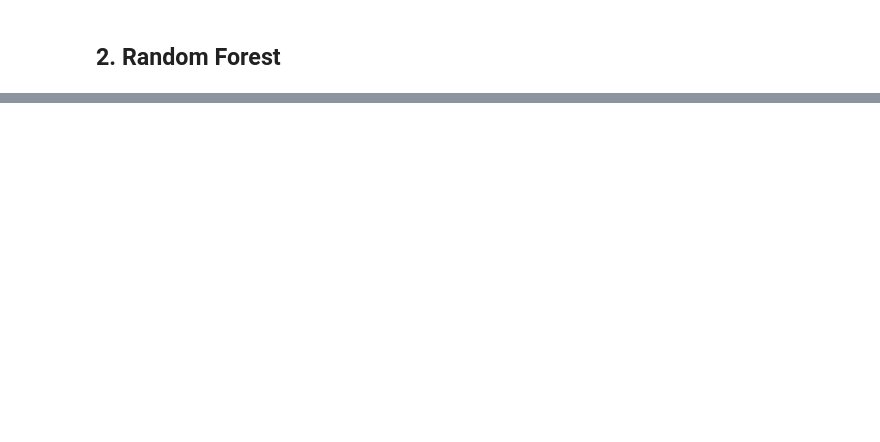
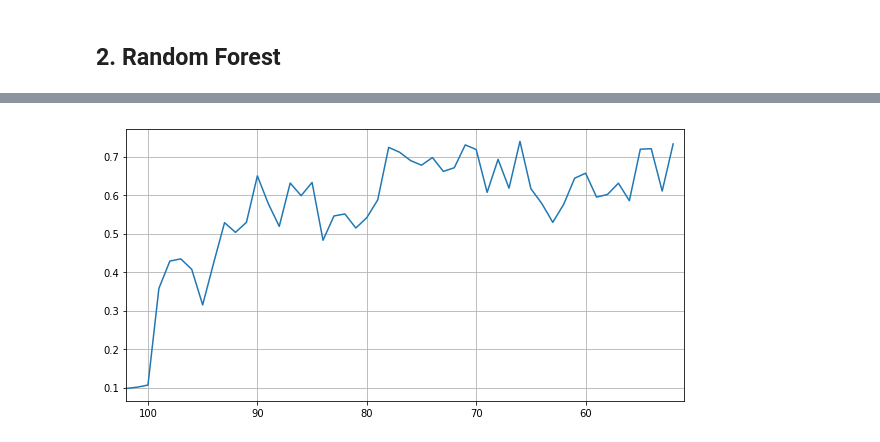
Before and after one commit to danif93/Community-And-Crime-Regression, a Jupyter notebook: kernel.ipynb, the cells around one changed output, grey strips where cells are left out. Saved outputs shown, nothing was run; the diff lists cells and outputs as text; code cells hidden in the pictures; blank space fills up the shorter version.

```diff
--- a/kernel.ipynb
+++ b/kernel.ipynb
@@ -995,0 +1122,3 @@ R^2 score: 0.6531877808500957
+# %%
+nrf = NumericalRandomForest_regressor(100)
+nrf.fit(trainVal_data, trainVal_values, depth=200, minElems_perLeaf=5, verbose=True);
@@ -995,0 +1187,30 @@ R^2 score: 0.6531877808500957
+# %%
+def rfe(estimator, parameters_dict, data, vals, n_features=None, verbose=False):
+    _,d = data.shape
+    nf = n_features if n_features else int(d/2)
+    train_feat = list(range(d))
+    accuracies = []
+
+    tr_data, ts_data, tr_vals, ts_vals = trainTest_split(in_matrix=data, out_vect=vals, train_amount=0.7)
+
+    while d > nf:
+        if verbose:
+            update = round((data.shape[1]-d)*100/(data.shape[1]-nf), 2) # just print completion rate
+            print("\t["+'#'*(int(update/5))+' '*(int((100-update)/5))+"] {}%".format(update))
+
+        estimator.fit(X=tr_data[:,train_feat], y=tr_vals, **parameters_dict)
+        pred = estimator.predict(ts_data)
+        rem = Regression_evaluationMetric(ts_vals, pred)
+        accuracies.append(rem.rootMeanSquareError())
+
+        rank = estimator.sort_featureImportances()
+        toDiscard_idx = rank[-1][0]
+        train_feat.remove(train_feat[toDiscard_idx])
+
+        d -= 1
+
+    return (accuracies, train_feat)
+# %%
+p_dict = {"depth":200, "minElems_perLeaf":5, "post_pruning":True, "verbose":False}
+acc, surv_feature = rfe(NumericalRandomForest_regressor(100),
+                        p_dict, trainVal_data, trainVal_values, verbose=True)
@@ -995,0 +1235,10 @@ R^2 score: 0.6531877808500957
+# %%
+plt.figure(figsize=(10,5))
+x = range(trainVal_data.shape[1],len(surv_feature),-1)
+plt.plot(x, acc)
+plt.xlim(trainVal_data.shape[1], len(surv_feature))
+#range(trainVal_data.shape[1],len(surv_feature),-1)
+plt.xlabel("")
+plt.grid()
+# %% [output]
+[figure, added]
```
Also changed, not shown: parts of 49 cells of this notebook, 2 other files.
